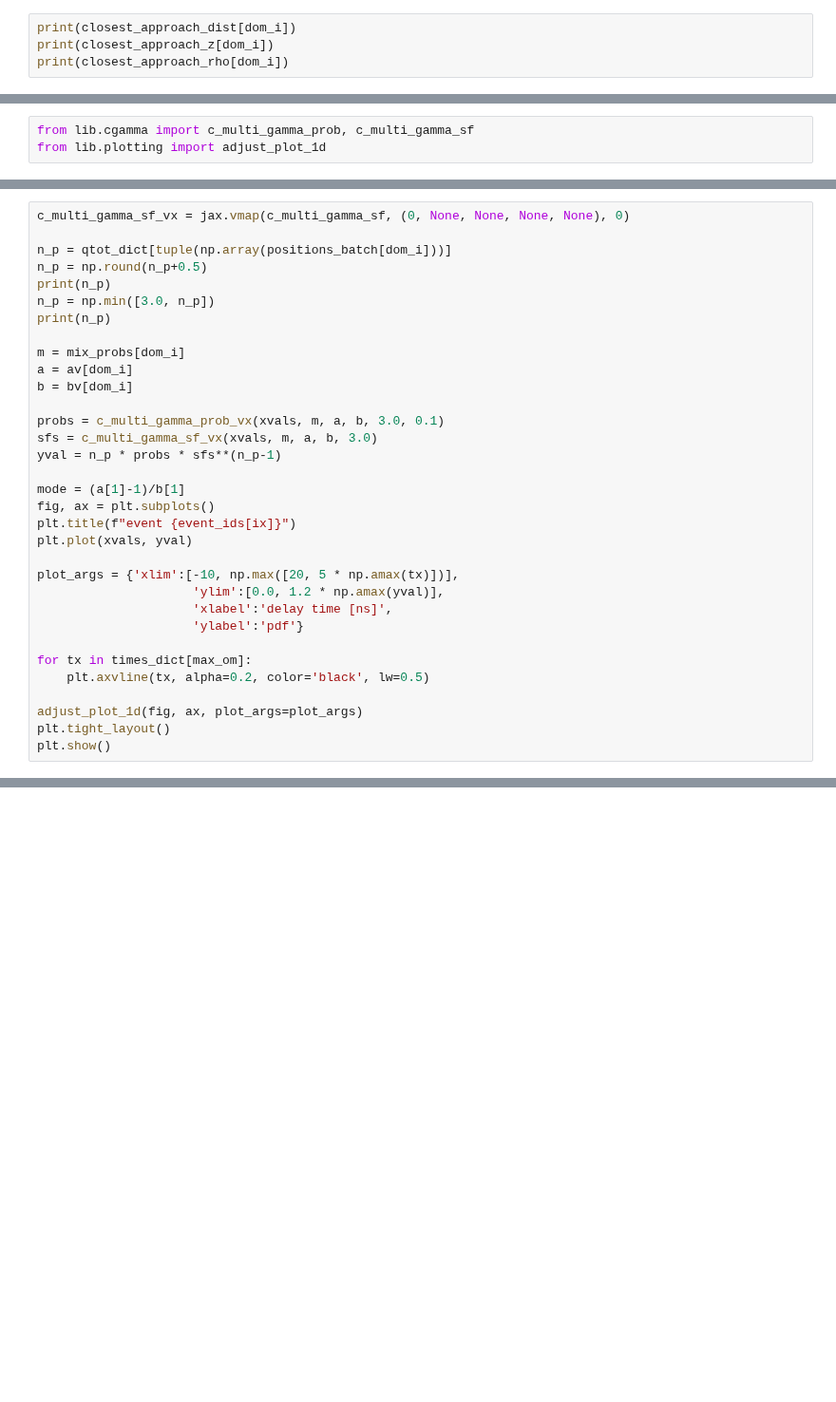
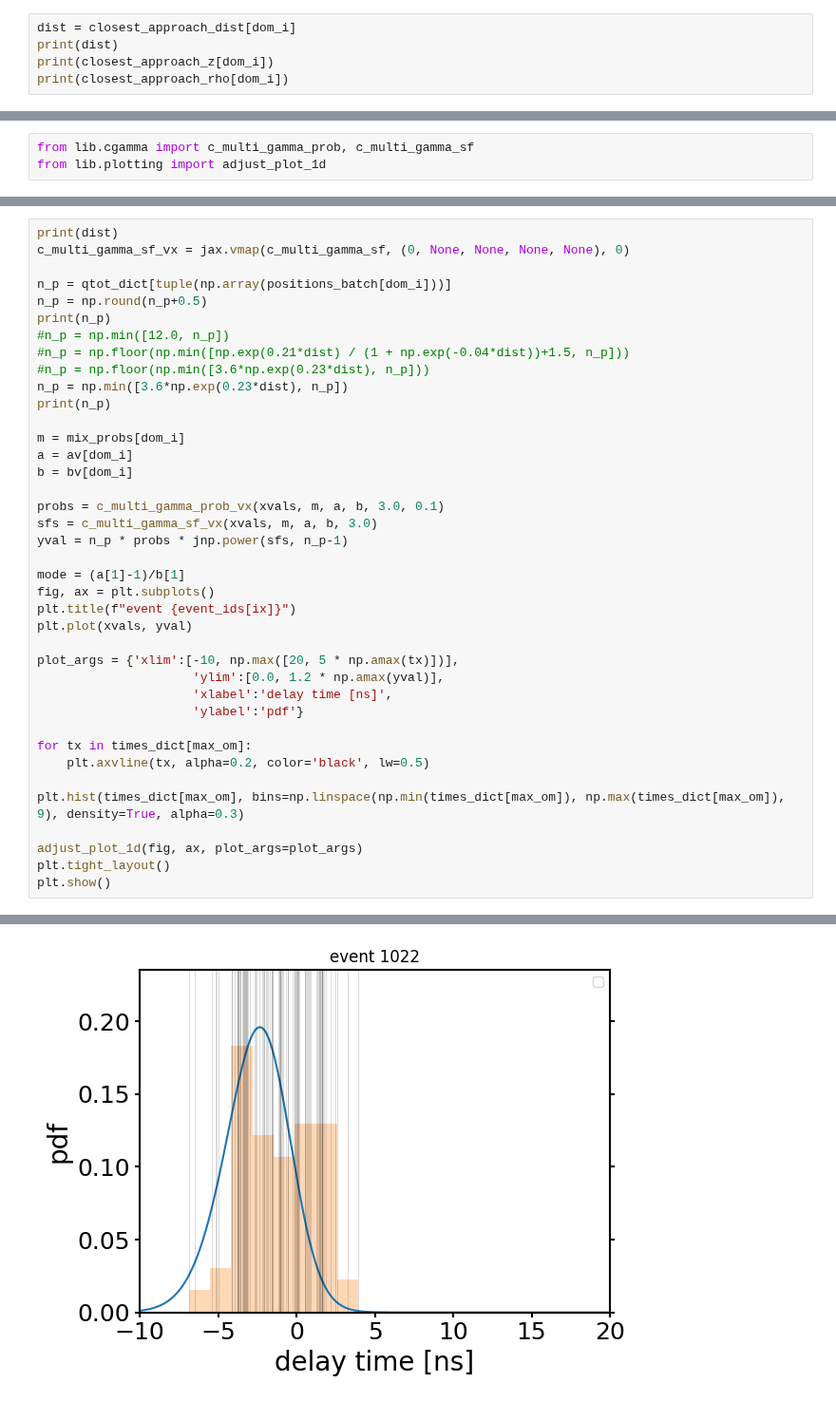
Before and after one commit to rishibbdb/TPN_DeV, a Jupyter notebook: dev/notebooks/investigate_funky_event.ipynb, the cells around one changed output, grey strips where cells are left out. Shown at 95% size. Saved outputs shown, nothing was run; the diff lists cells and outputs as text; blank space fills up the shorter version.

```diff
--- a/dev/notebooks/investigate_funky_event.ipynb
+++ b/dev/notebooks/investigate_funky_event.ipynb
@@ -191,6 +214,7 @@ for i in range(len(positions_batch)):
     if tuple(np.array(positions_batch[i]))==max_om:
         dom_i = i
 # %%
-print(closest_approach_dist[dom_i])
+dist = closest_approach_dist[dom_i]
+print(dist)
 print(closest_approach_z[dom_i])
 print(closest_approach_rho[dom_i])
@@ -224,10 +254,14 @@ plt.show()
 # %%
+print(dist)
 c_multi_gamma_sf_vx = jax.vmap(c_multi_gamma_sf, (0, None, None, None, None), 0)
 
 n_p = qtot_dict[tuple(np.array(positions_batch[dom_i]))]
 n_p = np.round(n_p+0.5)
 print(n_p)
-n_p = np.min([3.0, n_p])
+#n_p = np.min([12.0, n_p])
+#n_p = np.floor(np.min([np.exp(0.21*dist) / (1 + np.exp(-0.04*dist))+1.5, n_p]))
+#n_p = np.floor(np.min([3.6*np.exp(0.23*dist), n_p]))
+n_p = np.min([3.6*np.exp(0.23*dist), n_p])
 print(n_p)
 
 m = mix_probs[dom_i]
@@ -236,7 +270,7 @@ b = bv[dom_i]
 
 probs = c_multi_gamma_prob_vx(xvals, m, a, b, 3.0, 0.1)
 sfs = c_multi_gamma_sf_vx(xvals, m, a, b, 3.0)
-yval = n_p * probs * sfs**(n_p-1)
+yval = n_p * probs * jnp.power(sfs, n_p-1)
 
 mode = (a[1]-1)/b[1]
 fig, ax = plt.subplots()
@@ -251,6 +285,9 @@ plot_args = {'xlim':[-10, np.max([20, 5 * np.amax(tx)])],
 for tx in times_dict[max_om]:
     plt.axvline(tx, alpha=0.2, color='black', lw=0.5)
 
+plt.hist(times_dict[max_om], bins=np.linspace(np.min(times_dict[max_om]), np.max(times_dict[max_om]), 9), density=True, alpha=0.3)
+
 adjust_plot_1d(fig, ax, plot_args=plot_args)
 plt.tight_layout()
 plt.show()
+# %% [output]
@@ -257,3 +297,4 @@ plt.show()
+[figure, added]
 # %%
 qtots = []
 for dom_pos in positions_batch:
```
Also changed, not shown: parts of 13 cells of this notebook, 1 other file.
